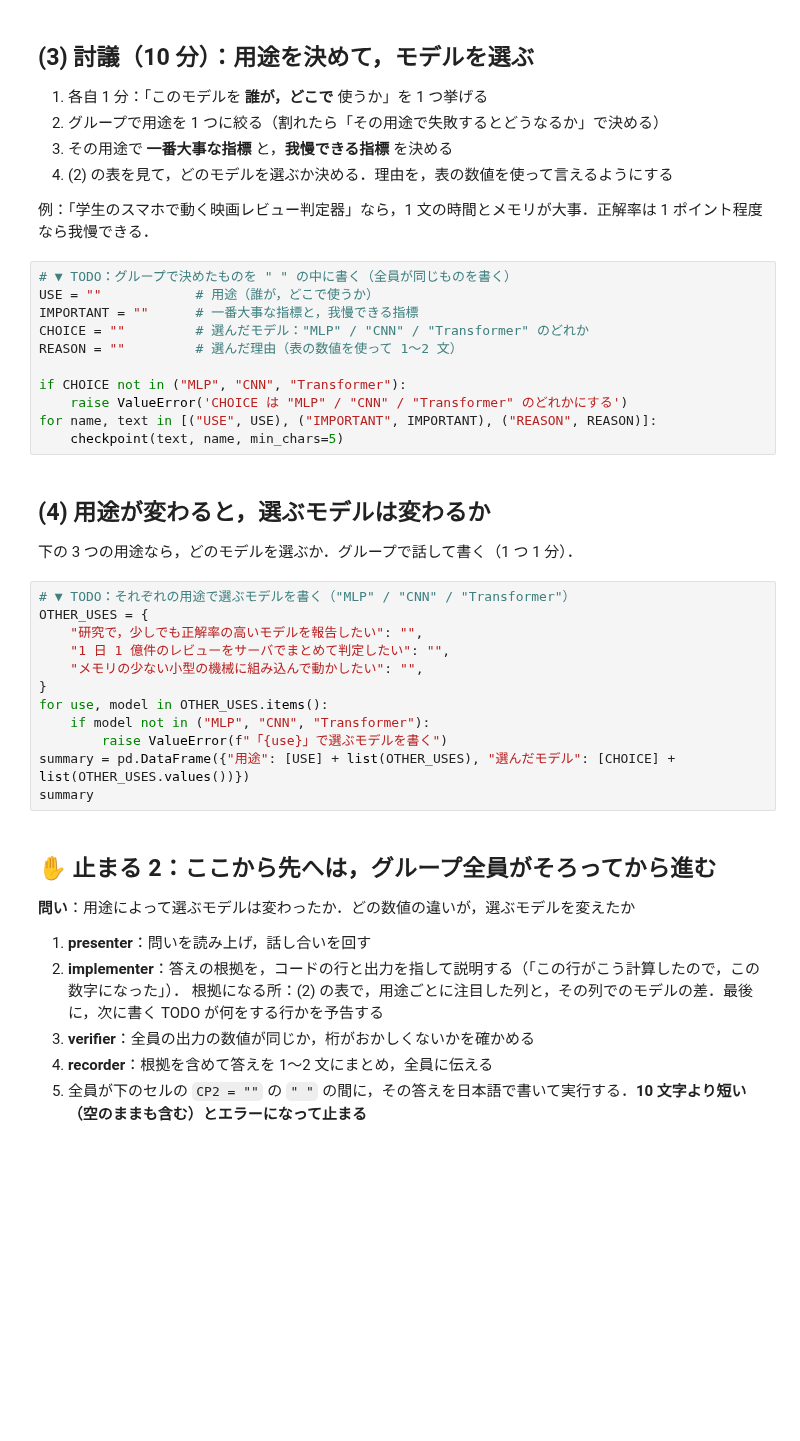
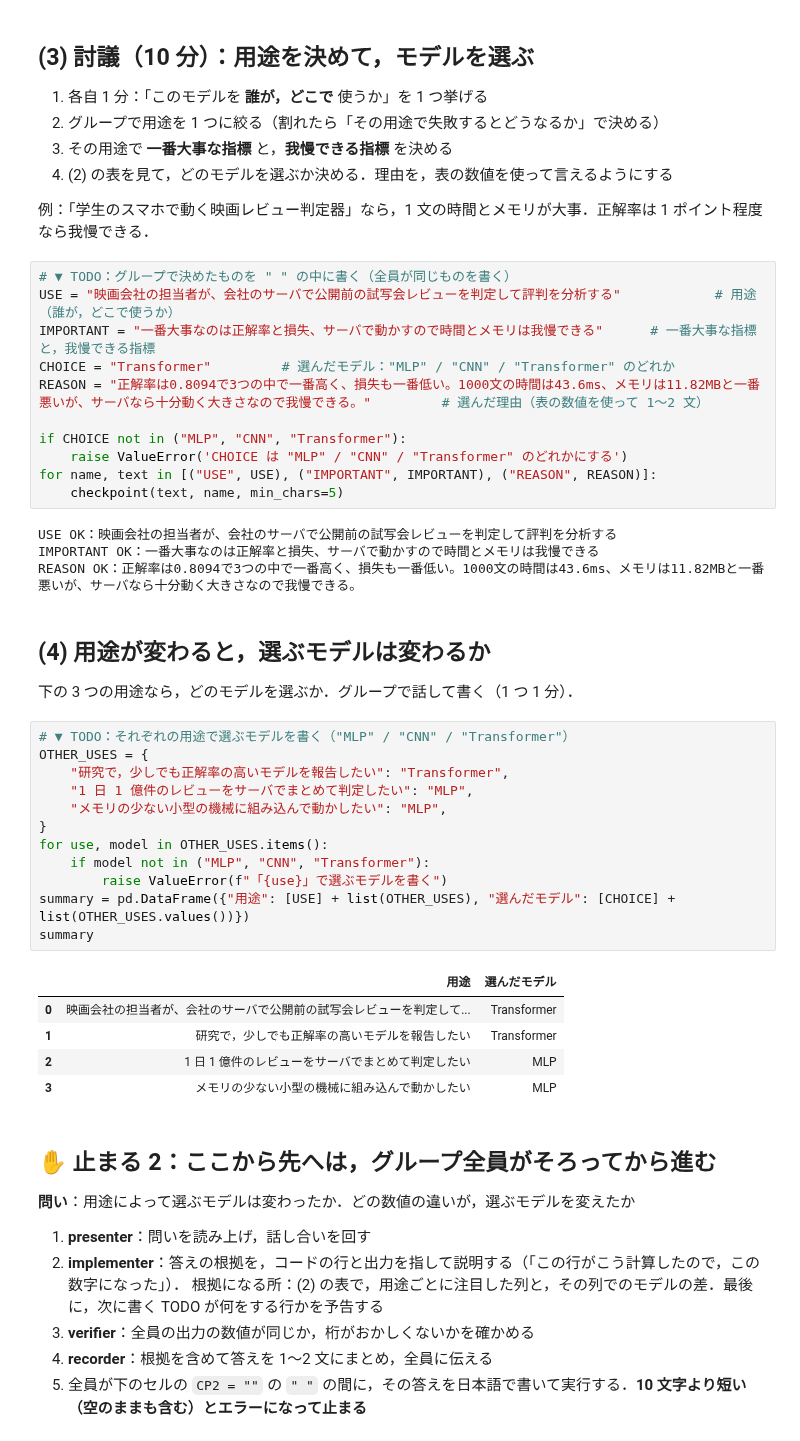
Before and after one commit to Wakana-0907/2026AI_TD, a Jupyter notebook: course1/day2/ex3.ipynb, the cells around one changed output. Cells and saved outputs as stored; diff of their text form; blank space fills up the shorter version.

```diff
--- a/course1/day2/ex3.ipynb
+++ b/course1/day2/ex3.ipynb
@@ -71,15 +81,19 @@ checkpoint(CP1, "止まる 1")
 例：「学生のスマホで動く映画レビュー判定器」なら，1 文の時間とメモリが大事．正解率は 1 ポイント程度なら我慢できる．
 # %%
 # ▼ TODO：グループで決めたものを " " の中に書く（全員が同じものを書く）
-USE = ""            # 用途（誰が，どこで使うか）
-IMPORTANT = ""      # 一番大事な指標と，我慢できる指標
-CHOICE = ""         # 選んだモデル："MLP" / "CNN" / "Transformer" のどれか
-REASON = ""         # 選んだ理由（表の数値を使って 1〜2 文）
+USE = "映画会社の担当者が、会社のサーバで公開前の試写会レビューを判定して評判を分析する"            # 用途（誰が，どこで使うか）
+IMPORTANT = "一番大事なのは正解率と損失、サーバで動かすので時間とメモリは我慢できる"      # 一番大事な指標と，我慢できる指標
+CHOICE = "Transformer"         # 選んだモデル："MLP" / "CNN" / "Transformer" のどれか
+REASON = "正解率は0.8094で3つの中で一番高く、損失も一番低い。1000文の時間は43.6ms、メモリは11.82MBと一番悪いが、サーバなら十分動く大きさなので我慢できる。"         # 選んだ理由（表の数値を使って 1〜2 文）
 
 if CHOICE not in ("MLP", "CNN", "Transformer"):
     raise ValueError('CHOICE は "MLP" / "CNN" / "Transformer" のどれかにする')
 for name, text in [("USE", USE), ("IMPORTANT", IMPORTANT), ("REASON", REASON)]:
     checkpoint(text, name, min_chars=5)
+# %% [output]
+USE OK：映画会社の担当者が、会社のサーバで公開前の試写会レビューを判定して評判を分析する
+IMPORTANT OK：一番大事なのは正解率と損失、サーバで動かすので時間とメモリは我慢できる
+REASON OK：正解率は0.8094で3つの中で一番高く、損失も一番低い。1000文の時間は43.6ms、メモリは11.82MBと一番悪いが、サーバなら十分動く大きさなので我慢できる。
 # %% [markdown]
 ## (4) 用途が変わると，選ぶモデルは変わるか
 
@@ -87,15 +101,21 @@ for name, text in [("USE", USE), ("IMPORTANT", IMPORTANT), ("REASON", REASON)]:
 # %%
 # ▼ TODO：それぞれの用途で選ぶモデルを書く（"MLP" / "CNN" / "Transformer"）
 OTHER_USES = {
-    "研究で，少しでも正解率の高いモデルを報告したい": "",
-    "1 日 1 億件のレビューをサーバでまとめて判定したい": "",
-    "メモリの少ない小型の機械に組み込んで動かしたい": "",
+    "研究で，少しでも正解率の高いモデルを報告したい": "Transformer",
+    "1 日 1 億件のレビューをサーバでまとめて判定したい": "MLP",
+    "メモリの少ない小型の機械に組み込んで動かしたい": "MLP",
 }
 for use, model in OTHER_USES.items():
     if model not in ("MLP", "CNN", "Transformer"):
         raise ValueError(f"「{use}」で選ぶモデルを書く")
 summary = pd.DataFrame({"用途": [USE] + list(OTHER_USES), "選んだモデル": [CHOICE] + list(OTHER_USES.values())})
 summary
+# %% [output]
+|  | 用途 | 選んだモデル |
+| 0 | 映画会社の担当者が、会社のサーバで公開前の試写会レビューを判定して... | Transformer |
+| 1 | 研究で，少しでも正解率の高いモデルを報告したい | Transformer |
+| 2 | 1 日 1 億件のレビューをサーバでまとめて判定したい | MLP |
+| 3 | メモリの少ない小型の機械に組み込んで動かしたい | MLP |
 # %% [markdown]
 ## ✋ 止まる 2：ここから先へは，グループ全員がそろってから進む
 
```
Also changed, not shown: parts of 6 cells of this notebook, 2 other files.
